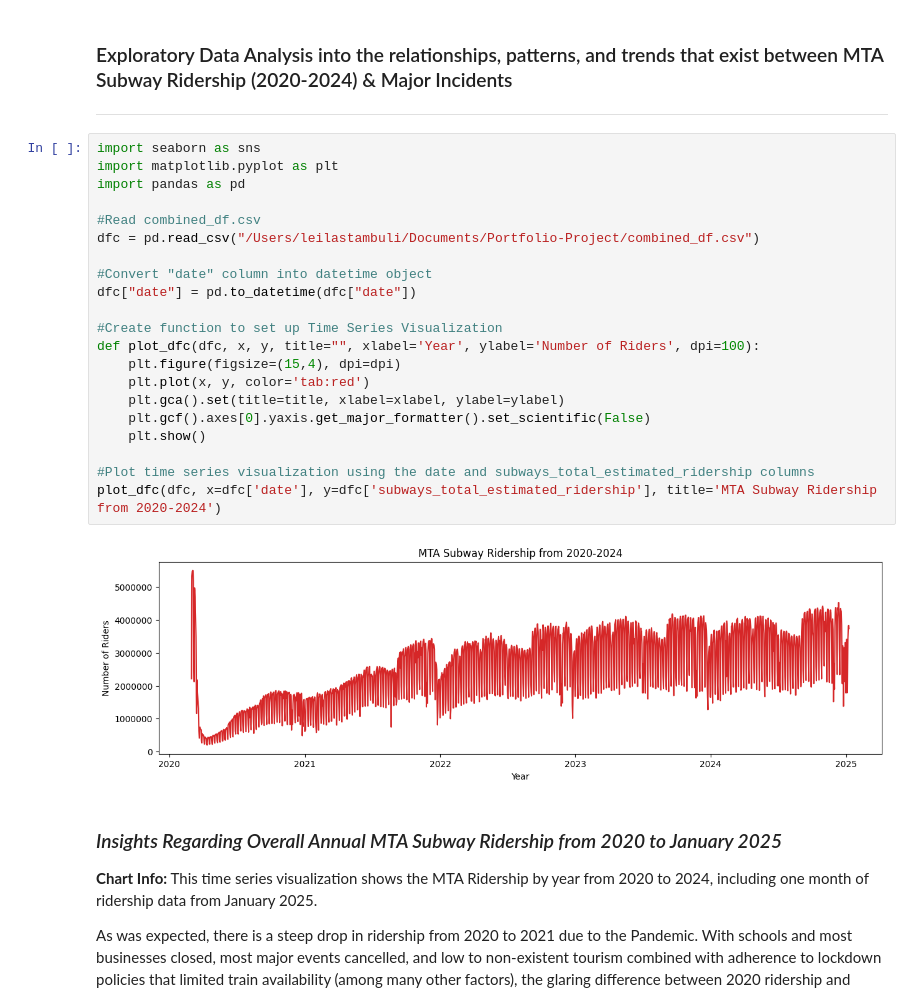
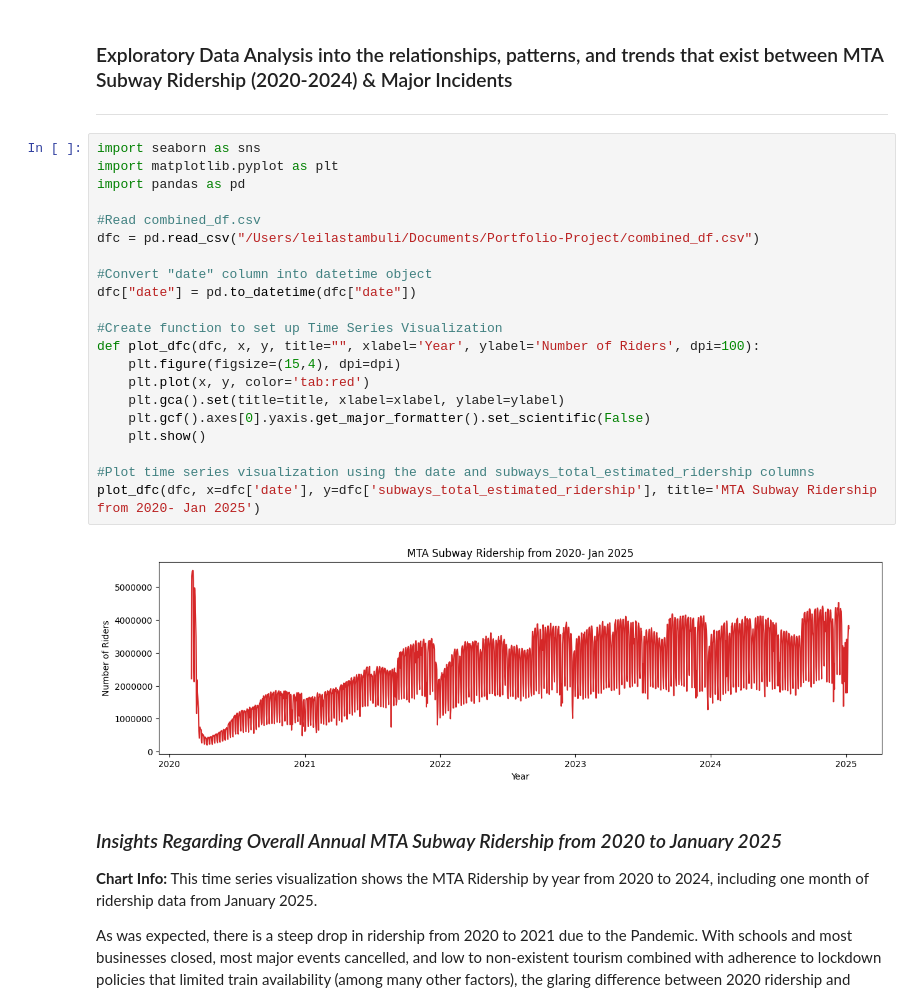
Before and after one commit to thetechleila/MTA-Subway-Ridership-and-Major-Incidents-EDA, a Jupyter notebook: notebooks/leila_eda.ipynb, the cells around one changed output. Drawn from its saved outputs; the diff is of its cells as text.

```diff
--- a/notebooks/leila_eda.ipynb
+++ b/notebooks/leila_eda.ipynb
@@ -5,26 +5,26 @@ ___
 # %%
 import seaborn as sns
 import matplotlib.pyplot as plt
 import pandas as pd
 
 #Read combined_df.csv
 dfc = pd.read_csv("/Users/leilastambuli/Documents/Portfolio-Project/combined_df.csv")
 
 #Convert "date" column into datetime object
 dfc["date"] = pd.to_datetime(dfc["date"])
 
 #Create function to set up Time Series Visualization
 def plot_dfc(dfc, x, y, title="", xlabel='Year', ylabel='Number of Riders', dpi=100):
     plt.figure(figsize=(15,4), dpi=dpi)
     plt.plot(x, y, color='tab:red')
     plt.gca().set(title=title, xlabel=xlabel, ylabel=ylabel)
     plt.gcf().axes[0].yaxis.get_major_formatter().set_scientific(False)
     plt.show()
 
 #Plot time series visualization using the date and subways_total_estimated_ridership columns
-plot_dfc(dfc, x=dfc['date'], y=dfc['subways_total_estimated_ridership'], title='MTA Subway Ridership from 2020-2024')
+plot_dfc(dfc, x=dfc['date'], y=dfc['subways_total_estimated_ridership'], title='MTA Subway Ridership from 2020- Jan 2025')
 # %% [output]
-[figure, old version]
+[figure, new version]
 # %% [markdown]
 ### _Insights Regarding Overall Annual MTA Subway Ridership from 2020 to January 2025_
 
```
